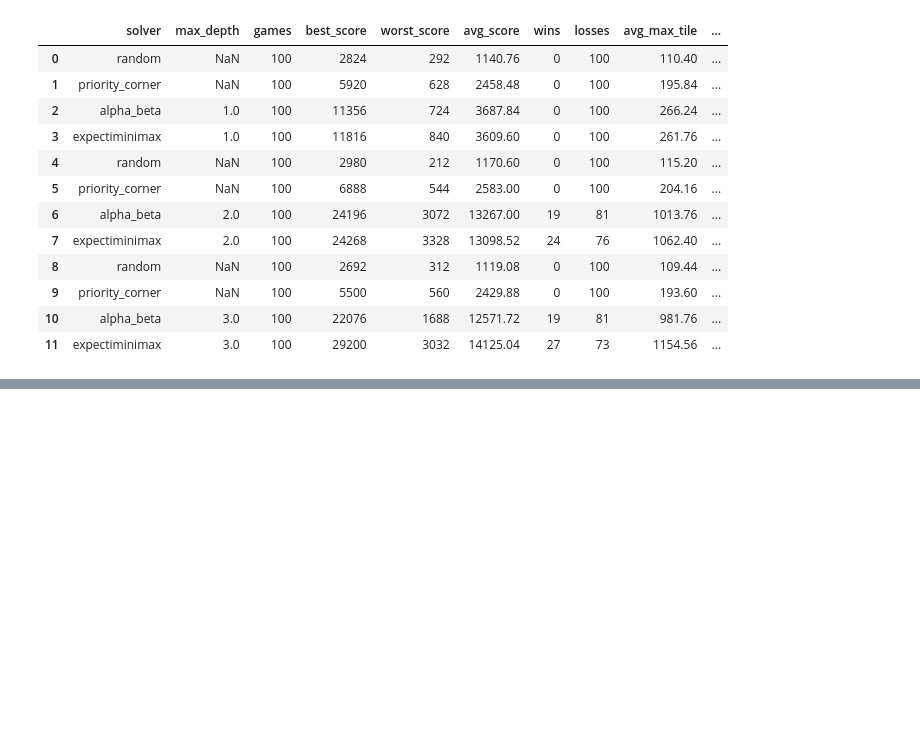
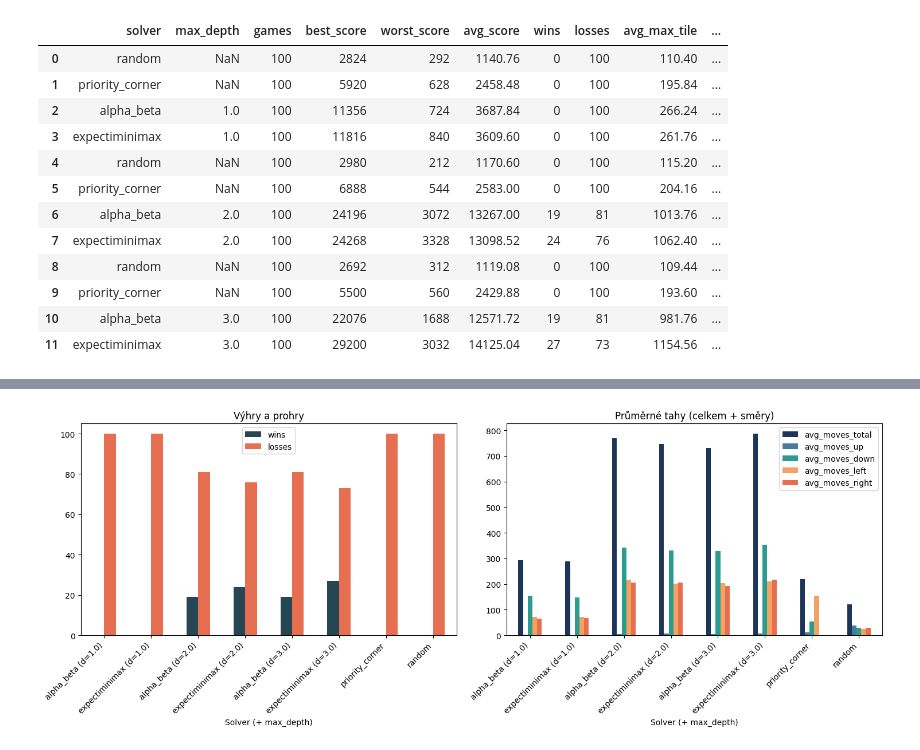
Before and after one commit to novosadkry/UTB-AP6UI-2048, a Jupyter notebook: plot_results.ipynb, the cells around one changed output, grey strips where cells are left out. Saved outputs shown, nothing was run; the diff lists cells and outputs as text; code cells hidden in the pictures; blank space fills up the shorter version.

```diff
--- a/plot_results.ipynb
+++ b/plot_results.ipynb
@@ -105,0 +96,43 @@ plt.show()
+# %%
+plot_df = df.sort_values(["max_depth", "solver"], na_position="last")
+wins_loss_cols = [c for c in ["wins", "losses"] if c in plot_df.columns]
+avg_move_cols = [
+    c
+    for c in ["avg_moves_total", "avg_moves_up", "avg_moves_down", "avg_moves_left", "avg_moves_right"]
+    if c in plot_df.columns
+]
+
+fig, axes = plt.subplots(nrows=1, ncols=2, figsize=(15, 6), squeeze=False)
+
+def style_axis(ax, title):
+    ax.set_title(title)
+    ax.set_xlabel("Solver (+ max_depth)")
+    ax.tick_params(axis="x", labelrotation=45)
+    for lbl in ax.get_xticklabels():
+        lbl.set_ha("right")
+
+plot_idx = 0
+ax = axes[0][plot_idx]
+plot_df.set_index("solver_label")[wins_loss_cols].plot(
+    kind="bar",
+    ax=ax,
+    color=["#264653", "#e76f51"][: len(wins_loss_cols)],
+)
+style_axis(ax, "Výhry a prohry")
+ax.legend(title="")
+plot_idx += 1
+
+ax = axes[0][plot_idx]
+plot_df.set_index("solver_label")[avg_move_cols].plot(
+    kind="bar",
+    ax=ax,
+    color=["#1d3557", "#457b9d", "#2a9d8f", "#f4a261", "#e76f51"][: len(avg_move_cols)],
+)
+style_axis(ax, "Průměrné tahy (celkem + směry)")
+ax.legend(title="")
+plot_idx += 1
+
+fig.tight_layout(rect=[0, 0, 1, 0.97])
+plt.show()
+# %% [output]
+[figure, added]
```
Also changed, not shown: parts of 5 cells of this notebook.
